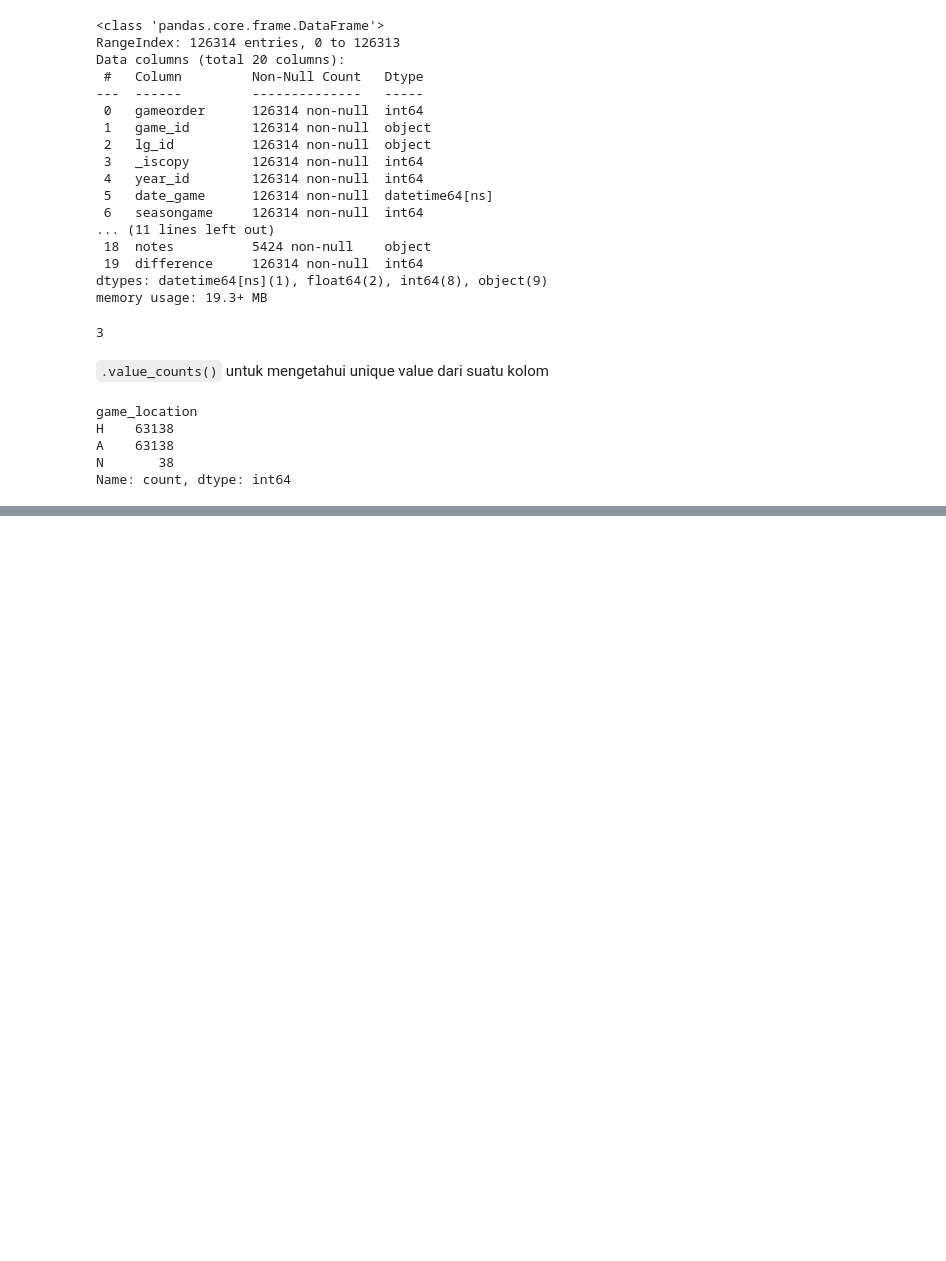
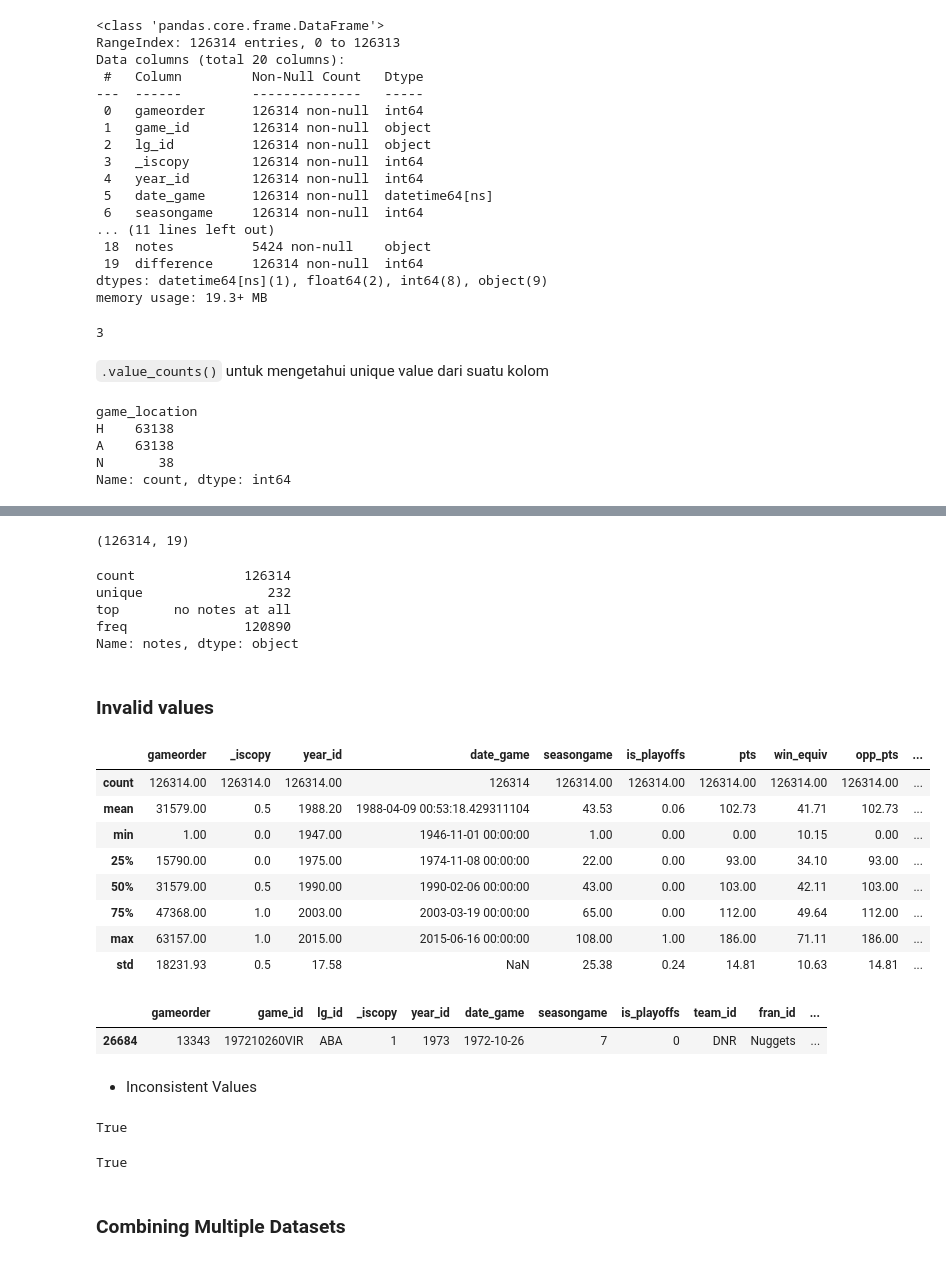
Before and after one commit to mfarizky/H8_5, a Jupyter notebook: sesi/sesi_5.ipynb, the cells around one changed output, grey strips where cells are left out. Drawn from its saved outputs; the diff is of its cells as text; code cells hidden in the pictures; blank space fills up the shorter version.

```diff
--- a/sesi/sesi_5.ipynb
+++ b/sesi/sesi_5.ipynb
@@ -716,0 +753,4 @@ Name: count, dtype: int64
+# %%
+rows_with_nan.shape
+# %% [output]
+(126314, 19)
@@ -716,0 +763,39 @@ Name: count, dtype: int64
+# %%
+data_with_default_note["notes"].describe()
+# %% [output]
+count              126314
+unique                232
+top       no notes at all
+freq               120890
+Name: notes, dtype: object
+# %% [markdown]
+### Invalid values
+# %%
+nba.describe()
+# %% [output]
+|  | gameorder | _iscopy | year_id | date_game | seasongame | is_playoffs | pts | win_equiv | opp_pts | ... |
+| count | 126314.00 | 126314.0 | 126314.00 | 126314 | 126314.00 | 126314.00 | 126314.00 | 126314.00 | 126314.00 | ... |
+| mean | 31579.00 | 0.5 | 1988.20 | 1988-04-09 00:53:18.429311104 | 43.53 | 0.06 | 102.73 | 41.71 | 102.73 | ... |
+| min | 1.00 | 0.0 | 1947.00 | 1946-11-01 00:00:00 | 1.00 | 0.00 | 0.00 | 10.15 | 0.00 | ... |
+| 25% | 15790.00 | 0.0 | 1975.00 | 1974-11-08 00:00:00 | 22.00 | 0.00 | 93.00 | 34.10 | 93.00 | ... |
+| 50% | 31579.00 | 0.5 | 1990.00 | 1990-02-06 00:00:00 | 43.00 | 0.00 | 103.00 | 42.11 | 103.00 | ... |
+| 75% | 47368.00 | 1.0 | 2003.00 | 2003-03-19 00:00:00 | 65.00 | 0.00 | 112.00 | 49.64 | 112.00 | ... |
+| max | 63157.00 | 1.0 | 2015.00 | 2015-06-16 00:00:00 | 108.00 | 1.00 | 186.00 | 71.11 | 186.00 | ... |
+| std | 18231.93 | 0.5 | 17.58 | NaN | 25.38 | 0.24 | 14.81 | 10.63 | 14.81 | ... |
+# %%
+nba[nba["pts"] == 0]
+# %% [output]
+|  | gameorder | game_id | lg_id | _iscopy | year_id | date_game | seasongame | is_playoffs | team_id | fran_id | ... |
+| 26684 | 13343 | 197210260VIR | ABA | 1 | 1973 | 1972-10-26 | 7 | 0 | DNR | Nuggets | ... |
+# %% [markdown]
+- Inconsistent Values
+# %%
+nba[(nba["pts"] > nba["opp_pts"]) & (nba["game_result"] != "W")].empty
+# %% [output]
+True
+# %%
+nba[(nba["pts"] < nba["opp_pts"]) & (nba["game_result"] != "L")].empty
+# %% [output]
+True
+# %% [markdown]
+### Combining Multiple Datasets
```
Also changed, not shown: parts of 39 cells of this notebook.
